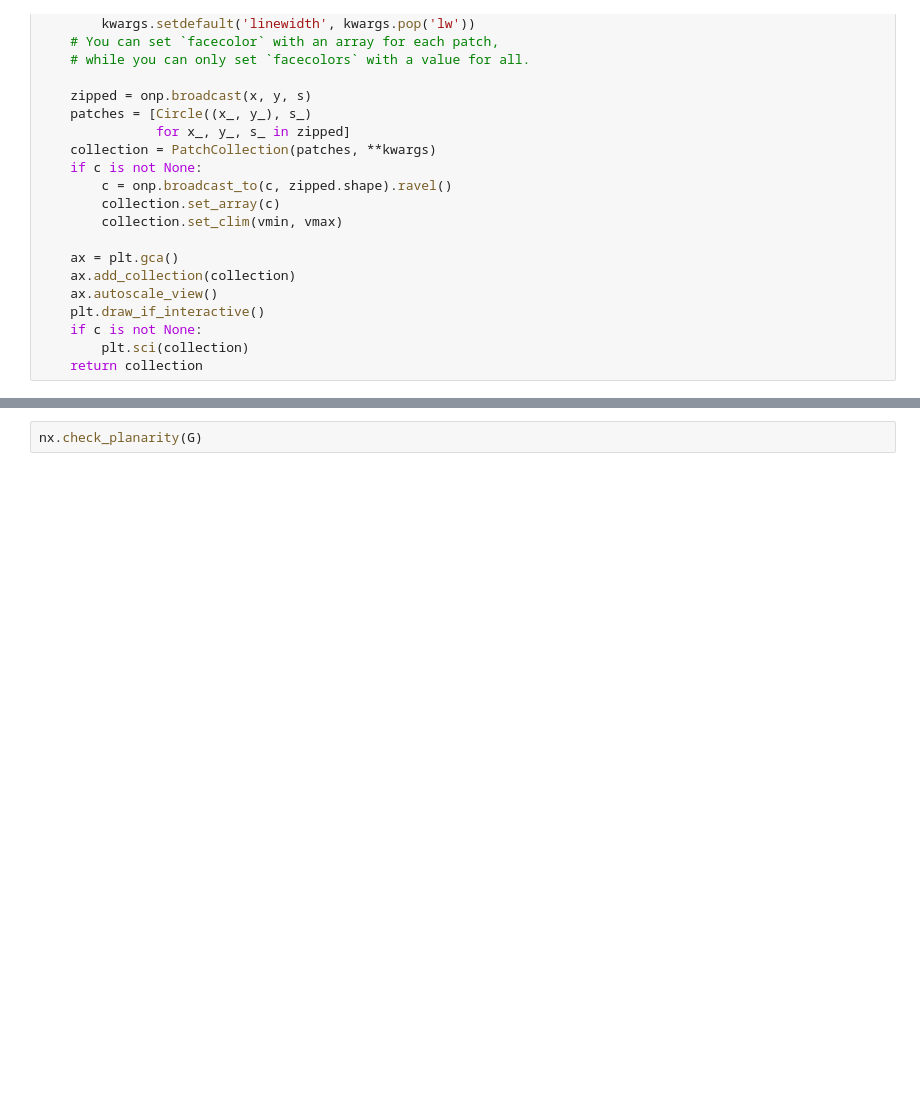
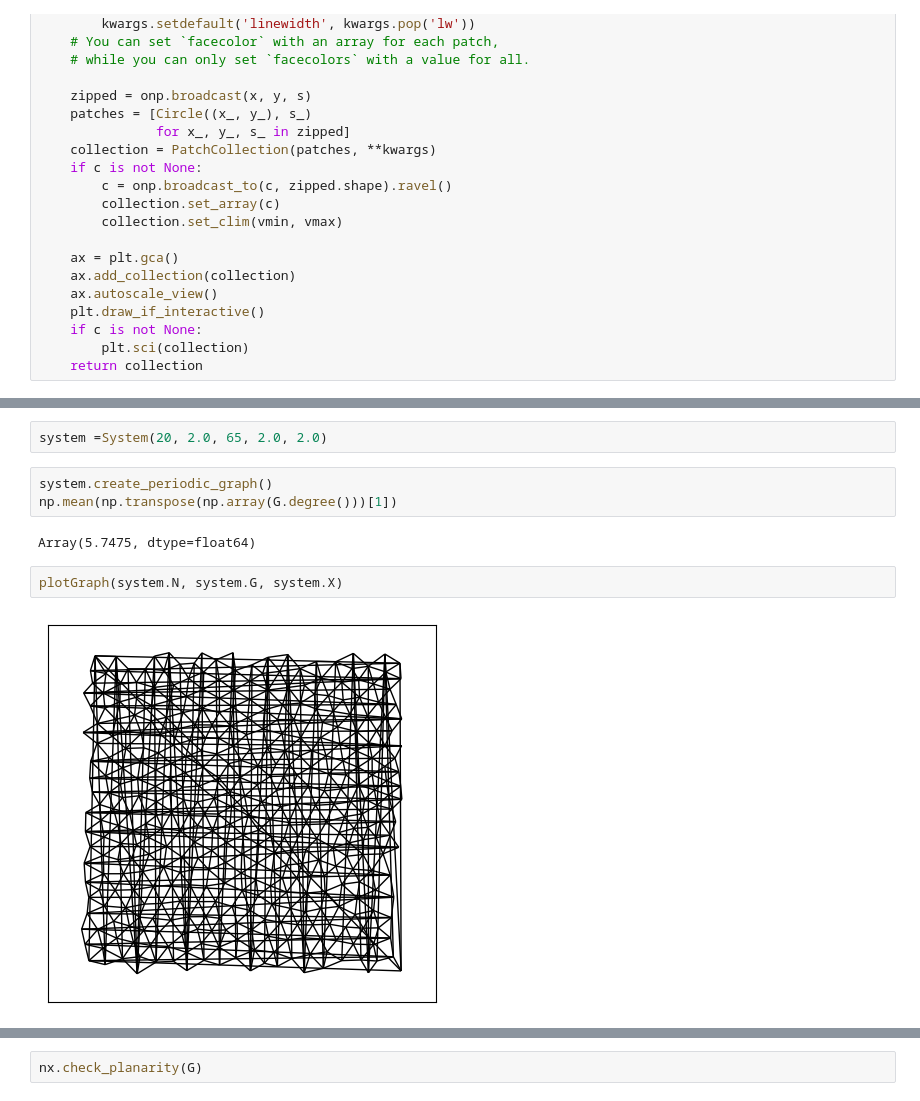
Before and after one commit to bylehn/saxophone, a Jupyter notebook: makeinit.ipynb, the cells around one changed output, grey strips where cells are left out. Cells and saved outputs as stored; diff of their text form; blank space fills up the shorter version.

```diff
--- a/makeinit.ipynb
+++ b/makeinit.ipynb
@@ -175,0 +316,11 @@ def plotGraph(N,G,X):
+# %%
+system =System(20, 2.0, 65, 2.0, 2.0)
+# %%
+system.create_periodic_graph()
+np.mean(np.transpose(np.array(G.degree()))[1])
+# %% [output]
+Array(5.7475, dtype=float64)
+# %%
+plotGraph(system.N, system.G, system.X)
+# %% [output]
+[figure, added]
```
Also changed, not shown: parts of 11 cells of this notebook, 4 other files.
